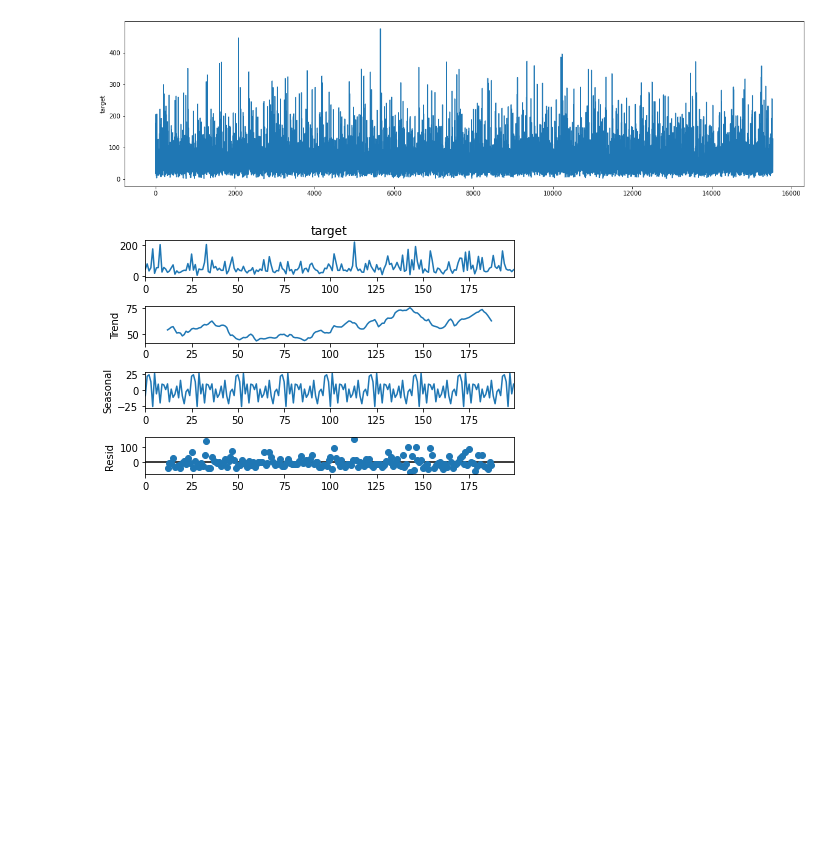
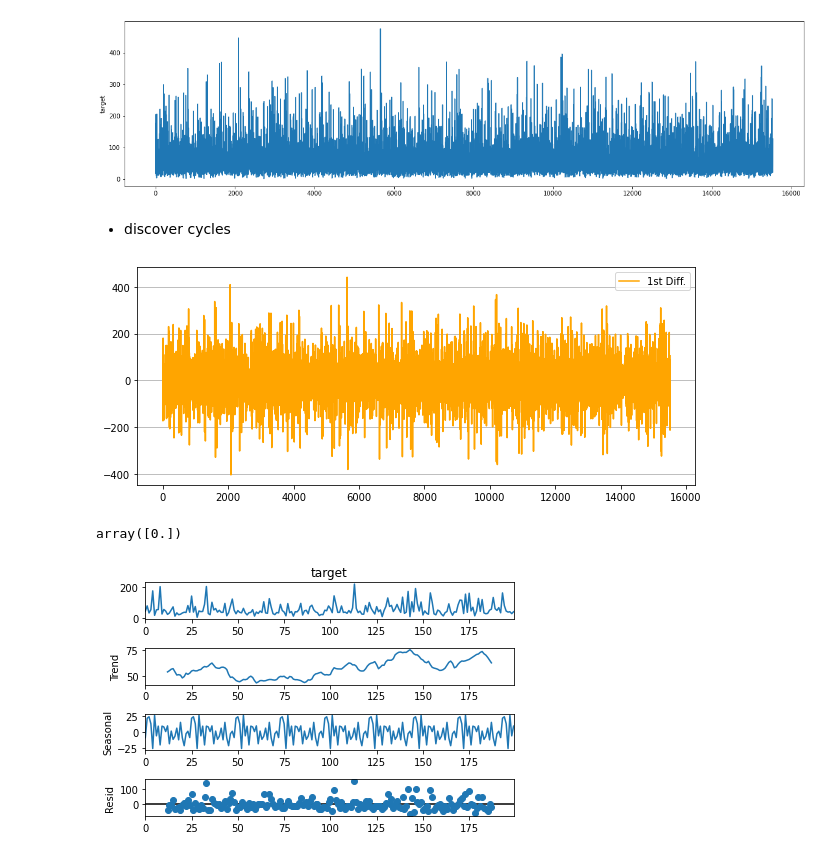
Before and after one commit to sm4rtm4art/airquality, a Jupyter notebook: alternative_EDA.ipynb, the cells around one changed output. Drawn from its saved outputs; the diff is of its cells as text; code cells hidden in the pictures; blank space fills up the shorter version.

```diff
--- a/alternative_EDA.ipynb
+++ b/alternative_EDA.ipynb
@@ -503,6 +563,66 @@ sns.lineplot(x=target.index, y = target.target)
 # %% [output]
 <AxesSubplot:ylabel='target'>
 [figure]
+# %% [markdown]
+- discover cycles
+# %%
+# detrend series
+
+def diff_series(ts, interval=1):
+    """
+    Differences a time series by a certain lag.
+
+        Args:
+        ts: array of 1d time series
+
+        Returns:
+        Differenced time series
+    """
+    diff = ts[interval:] - ts[:-interval]
+    return diff
+
+
+y_diff = diff_series(target.values,24)
+# %%
+def plot_ts(ts = None, ts_add = None, title ='Time Series', legend=['1']):
+    """
+    Plots one or two time series in a single plot
+
+        Args:
+        ts: 1d- or 2d-array of time series. Dimension
+            must be (n,) or (n,2)
+        title: Title for the time plot.
+        legend: list of legend names. If empty no legend.
+
+        Returns:
+        matplotlib plot object
+    """
+    plt.figure(figsize=(10, 4))
+    plt.plot(ts[:,], color='orange')
+    plt.grid(True,axis='y')
+    plt.title(title)
+    if ts_add is not None:
+        plt.plot(ts_add, color='blue')
+    if len(legend) > 0:
+        plt.legend(legend)
+    plt.show()
+# %%
+# Detrend the series
+plot_ts(y_diff, title = '', legend=['1st Diff.'])
+# %% [output]
+[figure, added]
+# %%
+from scipy import signal
+
+# We use for the sampling frequency 1 as we want to
+# discover cycles over the original time steps.
+f, Pxx = signal.periodogram(y_diff, fs = 1, window='boxcar', scaling='spectrum')
+#plt.plot(f, Pxx, color = 'orange')
+#plt.title('Periodogram')
+#plt.show();
+f
+# %% [output]
+array([0.])
 # %%
 from statsmodels.tsa.seasonal import seasonal_decompose
 
```
Also changed, not shown: parts of 20 cells of this notebook, 3 other files.
